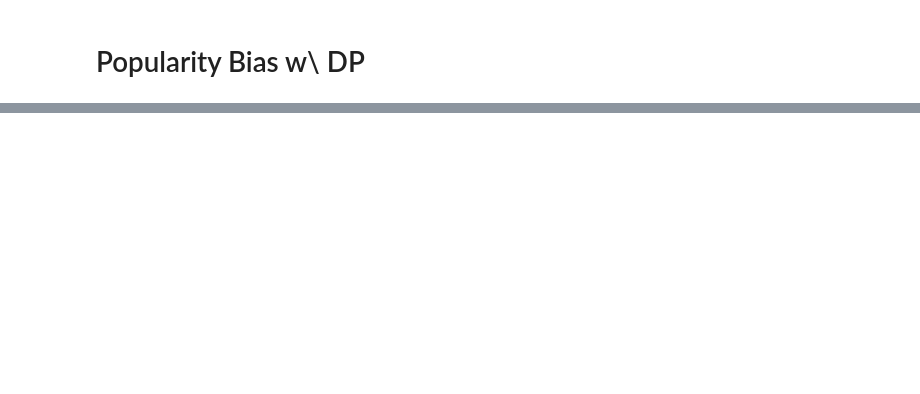
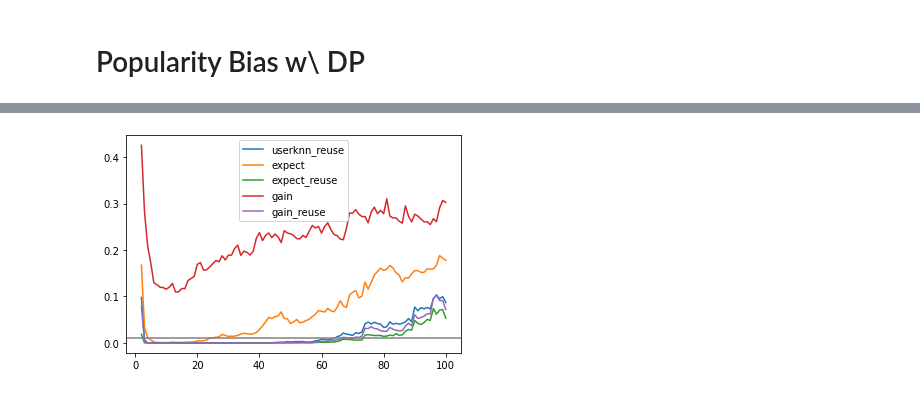
Before and after one commit to pmuellner/ReuseKNN, a Jupyter notebook: Rating Prediction Visualizations.ipynb, the cells around one changed output, grey strips where cells are left out. Drawn from its saved outputs; the diff is of its cells as text; code cells hidden in the pictures; blank space fills up the shorter version.

Commit message:
visualize

```diff
--- a/Rating Prediction Visualizations.ipynb
+++ b/Rating Prediction Visualizations.ipynb
@@ -576,0 +765,21 @@ Gain+Reuse: -8.7219
+# %%
+def plot_p_values_q(dataset_name, metric, h0="<"):
+    significance_tests = pl.load(open("results/unprotected/" + dataset_name + "/significance_test_results.pkl", "rb"))
+
+    plt.figure()
+    for m in ["userknn_reuse", "expect", "expect_reuse", "gain", "gain_reuse"]:
+        p_values = []
+        for folds in range(len(significance_tests[m])):
+            ps = [r["p"] for r in significance_tests[m][folds][metric][h0][0]]
+            p_values.append(ps)
+        plt.plot(range(len(ps)), np.amax(p_values, axis=0), label=m)
+    plt.axhline(y=0.01, c="gray")
+    plt.legend()
+
+#plot_p_values_q("ml-1m", "avg_neighborhood_size_q")
+#plot_p_values_q("douban", "avg_neighborhood_size_q")
+#plot_p_values_q("lfm", "avg_neighborhood_size_q")
+plot_p_values_q("ciao", "avg_neighborhood_size_q", h0="<")
+#plot_p_values_q("goodreads", "avg_neighborhood_size_q")
+# %% [output]
+[figure, added]
```
Also changed, not shown: parts of 34 cells of this notebook.
